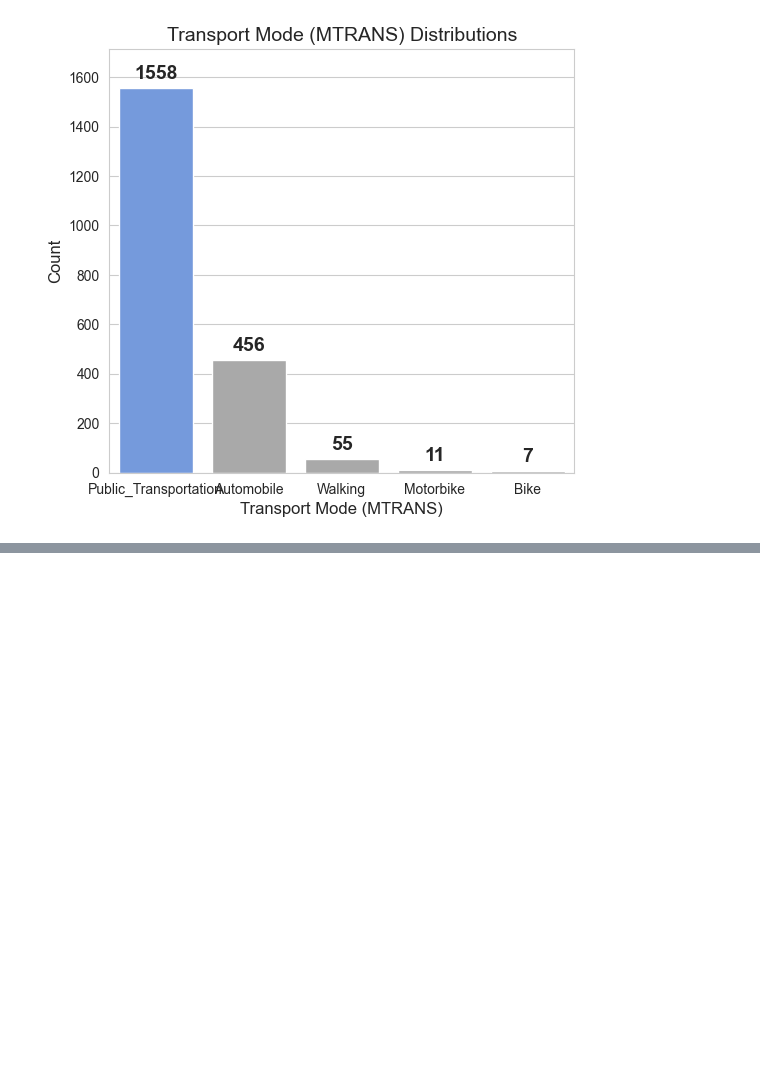
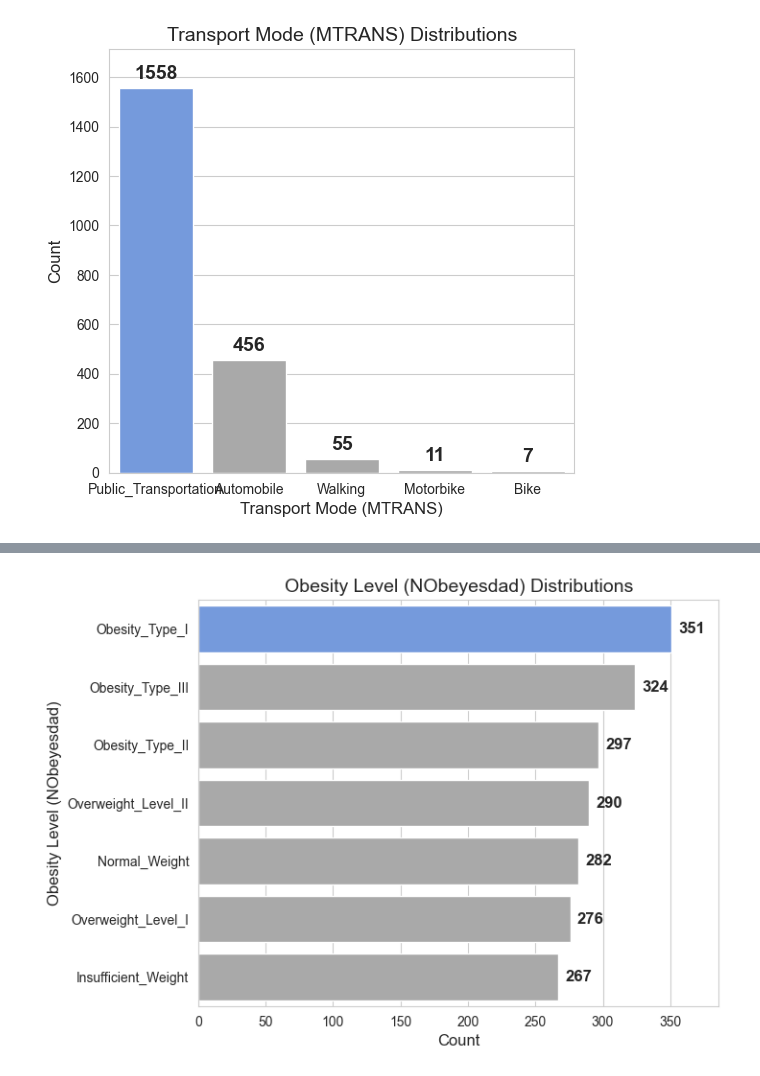
Before and after one commit to arsiimam/Obesity-Factors-Analysis, a Jupyter notebook: Notebooks/data_cleaning.ipynb, the cells around one changed output, grey strips where cells are left out. Drawn from its saved outputs; the diff is of its cells as text; code cells hidden in the pictures; blank space fills up the shorter version.

Commit message:
Update data_cleaning.ipynb: Add Data distribution for Obesity Level (NObeyesdad)

```diff
--- a/Notebooks/data_cleaning.ipynb
+++ b/Notebooks/data_cleaning.ipynb
@@ -1070,0 +1081,3 @@ plt.show()
+# %%
+nobeyesdad_counts = df['NObeyesdad'].value_counts()
+nobeyesdad_percents = df['NObeyesdad'].value_counts(normalize=True) * 100
@@ -1070,0 +1108,26 @@ plt.show()
+# %%
+# Define custom colors with enough colors for each category
+colors = ["#6495ED", "#A9A9A9", "#A9A9A9", "#A9A9A9", "#A9A9A9", "#A9A9A9", "#A9A9A9"]
+
+# Create a horizontal bar plot with increased width
+plt.figure(figsize=(7, 5.5))  # Adjust figure size for better spacing
+ax = sns.barplot(y=nobeyesdad_counts.index, x=nobeyesdad_counts.values,
+                 hue=nobeyesdad_counts.index, palette=colors, legend=False)
+
+# Add value labels with better positioning
+for p in ax.patches:
+    ax.annotate(f"{int(p.get_width())}",  # Get width since bars are horizontal
+                (p.get_width() + 5, p.get_y() + p.get_height() / 2),
+                ha='left', va='center', fontsize=12, fontweight='bold')
+
+# Labels and title
+plt.ylabel("Obesity Level (NObeyesdad)", fontsize=12)
+plt.xlabel("Count", fontsize=12)
+plt.title("Obesity Level (NObeyesdad) Distributions", fontsize=14)
+
+# Extend x-axis limit to give space for labels
+plt.xlim(0, nobeyesdad_counts.max() * 1.1)
+
+plt.show()
+# %% [output]
+[figure, added]
```
Also changed, not shown: parts of 4 cells of this notebook.
